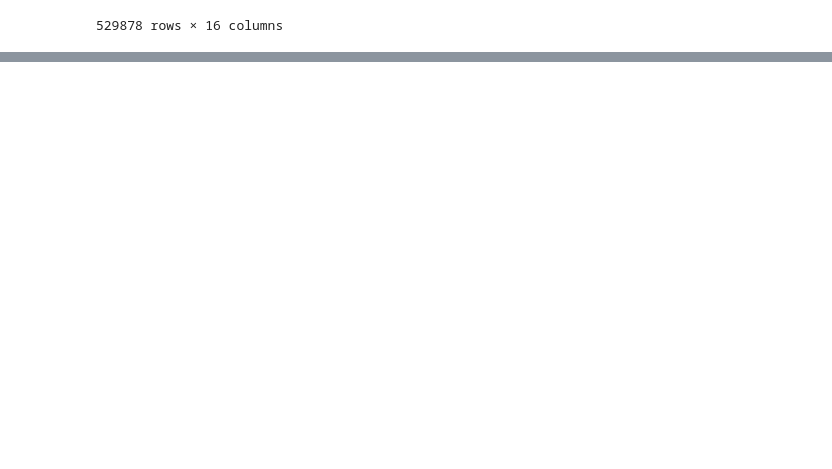
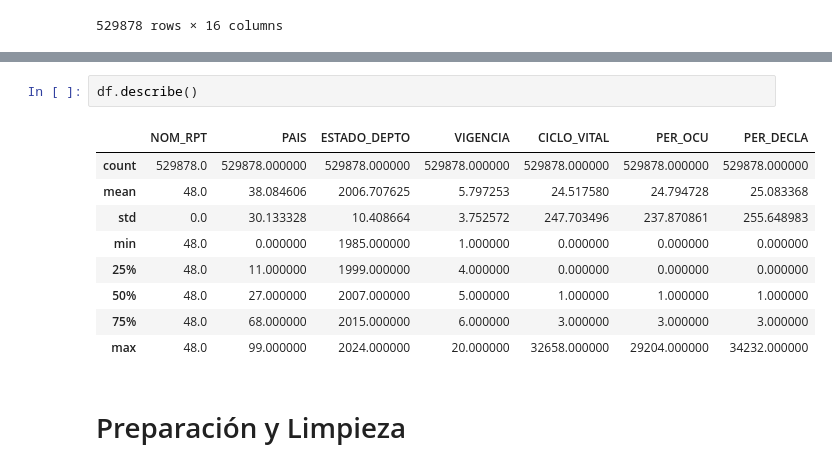
Before and after one commit to oviedokaren19/bc_G3_analisis_victimas, a Jupyter notebook: PFBC_Victimas.ipynb, the cells around one changed output, grey strips where cells are left out. Cells and saved outputs as stored; diff of their text form; blank space fills up the shorter version.

```diff
--- a/PFBC_Victimas.ipynb
+++ b/PFBC_Victimas.ipynb
@@ -42,3 +106,17 @@ df
+# %%
+df.describe()
+# %% [output]
+|  | NOM_RPT | PAIS | ESTADO_DEPTO | VIGENCIA | CICLO_VITAL | PER_OCU | PER_DECLA |
+| count | 529878.0 | 529878.000000 | 529878.000000 | 529878.000000 | 529878.000000 | 529878.000000 | 529878.000000 |
+| mean | 48.0 | 38.084606 | 2006.707625 | 5.797253 | 24.517580 | 24.794728 | 25.083368 |
+| std | 0.0 | 30.133328 | 10.408664 | 3.752572 | 247.703496 | 237.870861 | 255.648983 |
+| min | 48.0 | 0.000000 | 1985.000000 | 1.000000 | 0.000000 | 0.000000 | 0.000000 |
+| 25% | 48.0 | 11.000000 | 1999.000000 | 4.000000 | 0.000000 | 0.000000 | 0.000000 |
+| 50% | 48.0 | 27.000000 | 2007.000000 | 5.000000 | 1.000000 | 1.000000 | 1.000000 |
+| 75% | 48.0 | 68.000000 | 2015.000000 | 6.000000 | 3.000000 | 3.000000 | 3.000000 |
+| max | 48.0 | 99.000000 | 2024.000000 | 20.000000 | 32658.000000 | 29204.000000 | 34232.000000 |
+# %% [markdown]
+# Preparación y Limpieza
 # %%
 df.isnull().sum()
 # %% [output]
```
Also changed, not shown: parts of 10 cells of this notebook.
